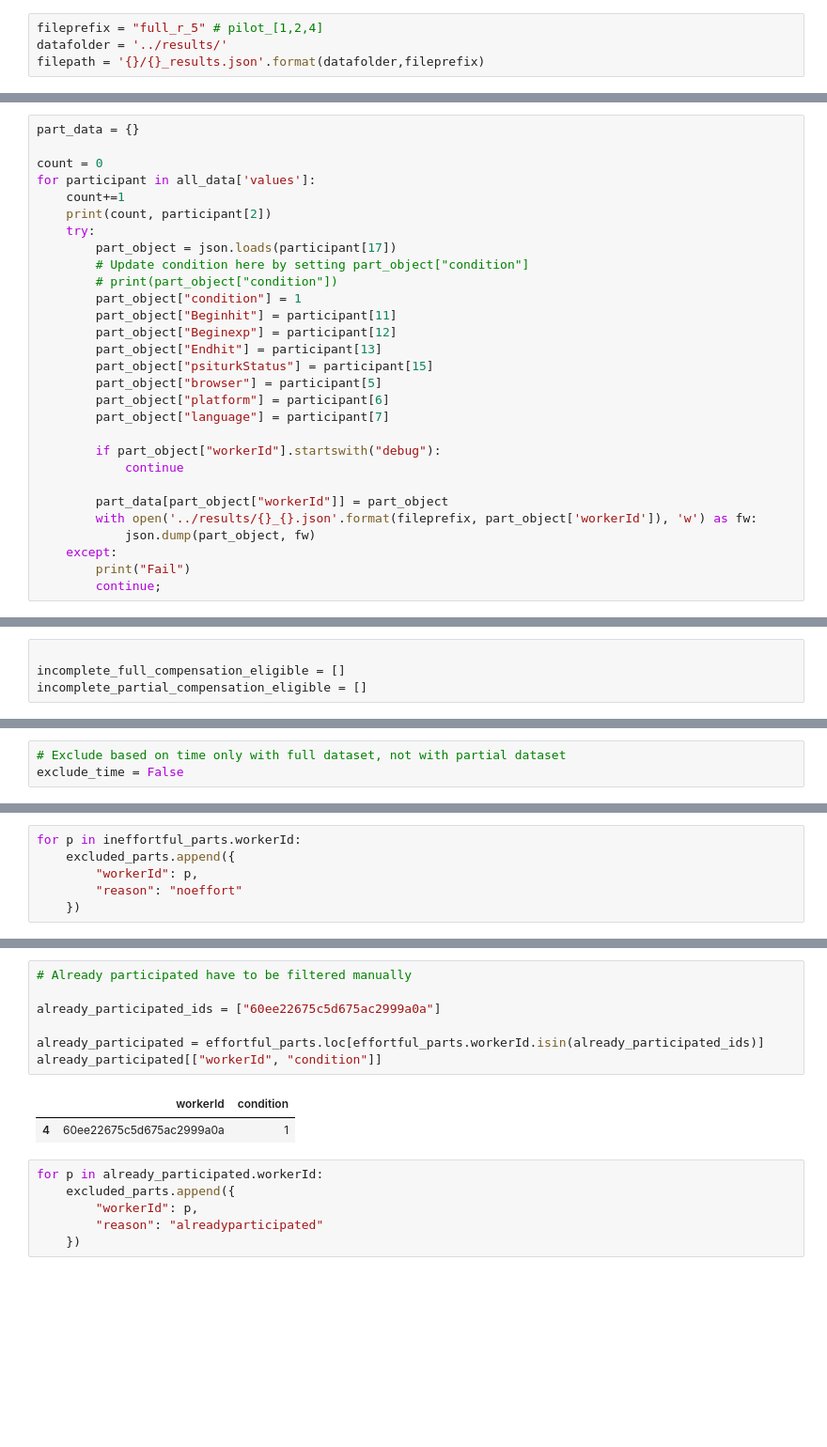
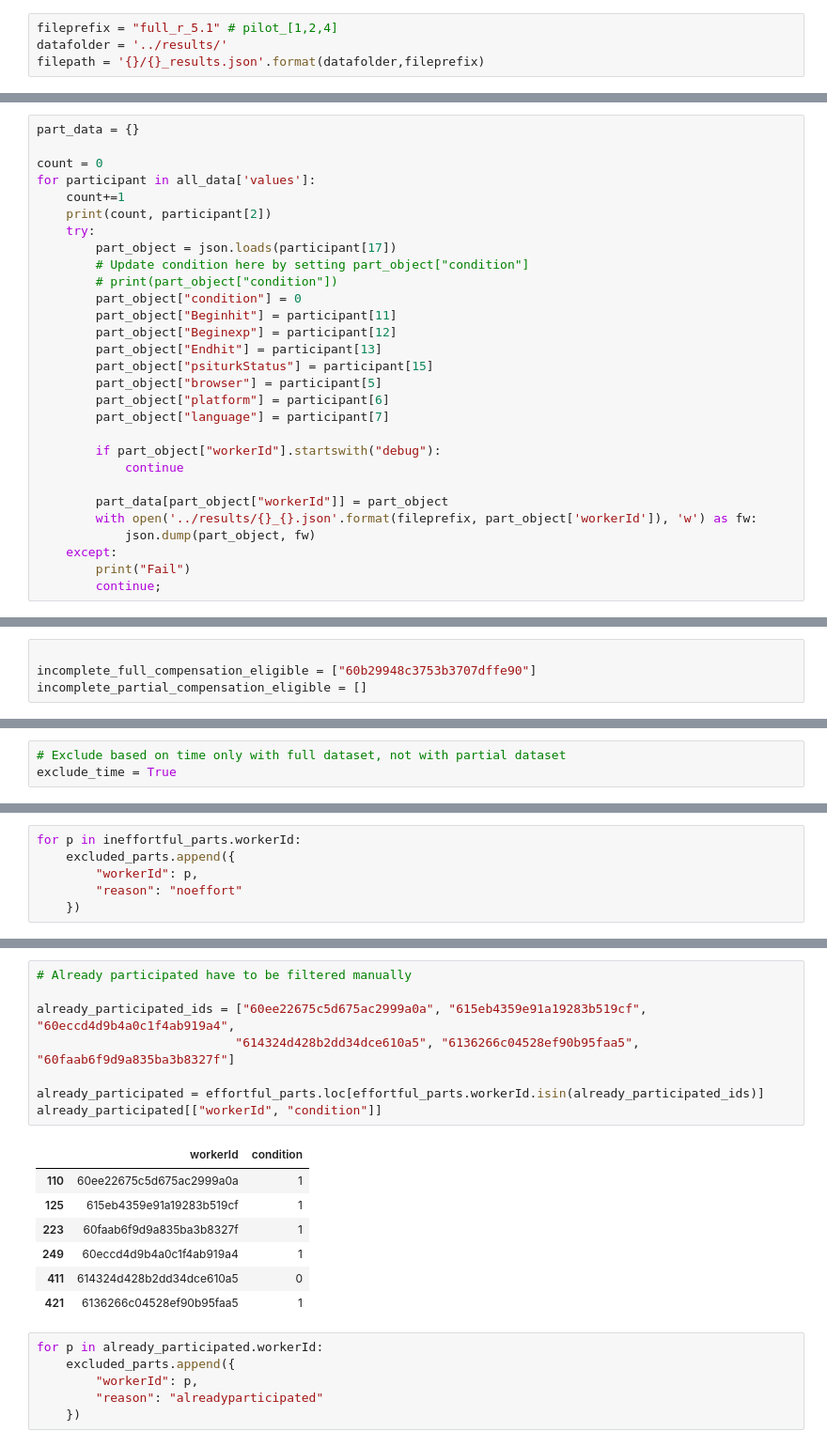
Before and after one commit to srinidhisrinivas/mcl-misalignment-mouselab, a Jupyter notebook: analysis/Preprocessing + Pilot Analysis.ipynb, the cells around one changed output, grey strips where cells are left out. Shown at 94% size. Saved outputs shown, nothing was run; the diff lists cells and outputs as text; blank space fills up the shorter version.

```diff
--- a/analysis/Preprocessing + Pilot Analysis.ipynb
+++ b/analysis/Preprocessing + Pilot Analysis.ipynb
@@ -13,7 +13,7 @@ import pickle
 # %% [markdown]
 Creating a single JSON file for each participant from PostGRES data that contains a single list of all participant data
 # %%
-fileprefix = "full_r_5" # pilot_[1,2,4]
+fileprefix = "full_r_5.1" # pilot_[1,2,4]
 datafolder = '../results/'
 filepath = '{}/{}_results.json'.format(datafolder,fileprefix)
 # %%
@@ -30,7 +30,7 @@ for participant in all_data['values']:
         part_object = json.loads(participant[17])
         # Update condition here by setting part_object["condition"]
         # print(part_object["condition"])
-        part_object["condition"] = 1
+        part_object["condition"] = 0
         part_object["Beginhit"] = participant[11]
         part_object["Beginexp"] = participant[12]
         part_object["Endhit"] = participant[13]
@@ -554,6 +628,6 @@ for idx, row in incomplete_data.iterrows():
 # %%
 
-incomplete_full_compensation_eligible = []
+incomplete_full_compensation_eligible = ["60b29948c3753b3707dffe90"]
 incomplete_partial_compensation_eligible = []
 # %%
 incomplete_partial = eligible.loc[(eligible.workerId.isin(incomplete_partial_compensation_eligible))]
@@ -786,6 +853,6 @@ Median: 32.83130833333333
 # %%
 # Exclude based on time only with full dataset, not with partial dataset
-exclude_time = False
+exclude_time = True
 # %%
 # Excluding participants based on time
 
@@ -837,13 +934,19 @@ for idx, (workerId, ans) in effortful_parts[["workerId","alreadyParticipated"]].
 # %%
 # Already participated have to be filtered manually
 
-already_participated_ids = ["60ee22675c5d675ac2999a0a"]
+already_participated_ids = ["60ee22675c5d675ac2999a0a", "615eb4359e91a19283b519cf", "60eccd4d9b4a0c1f4ab919a4",
+                           "614324d428b2dd34dce610a5", "6136266c04528ef90b95faa5", "60faab6f9d9a835ba3b8327f"]
 
 already_participated = effortful_parts.loc[effortful_parts.workerId.isin(already_participated_ids)]
 already_participated[["workerId", "condition"]]
 # %% [output]
 |  | workerId | condition |
-| 4 | 60ee22675c5d675ac2999a0a | 1 |
+| 110 | 60ee22675c5d675ac2999a0a | 1 |
+| 125 | 615eb4359e91a19283b519cf | 1 |
+| 223 | 60faab6f9d9a835ba3b8327f | 1 |
+| 249 | 60eccd4d9b4a0c1f4ab919a4 | 1 |
+| 411 | 614324d428b2dd34dce610a5 | 0 |
+| 421 | 6136266c04528ef90b95faa5 | 1 |
 # %%
 for p in already_participated.workerId:
     excluded_parts.append({
```
Also changed, not shown: parts of 41 cells of this notebook.
